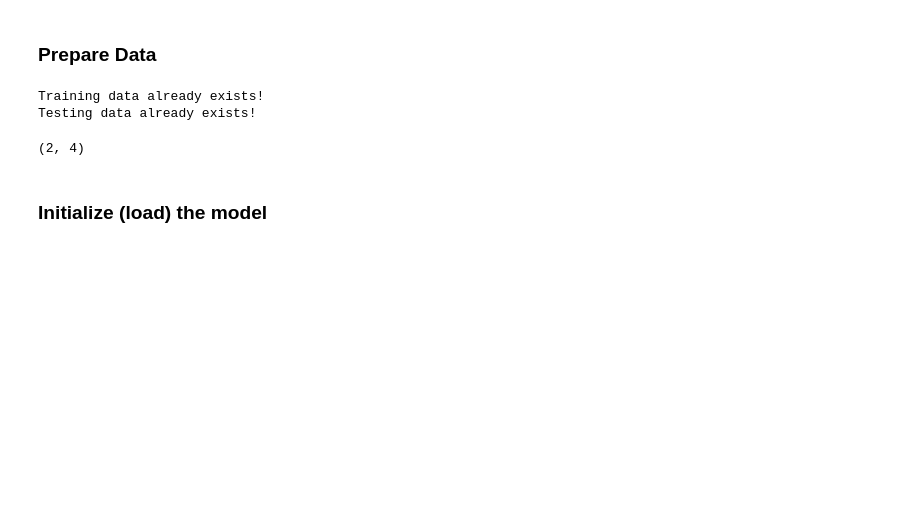
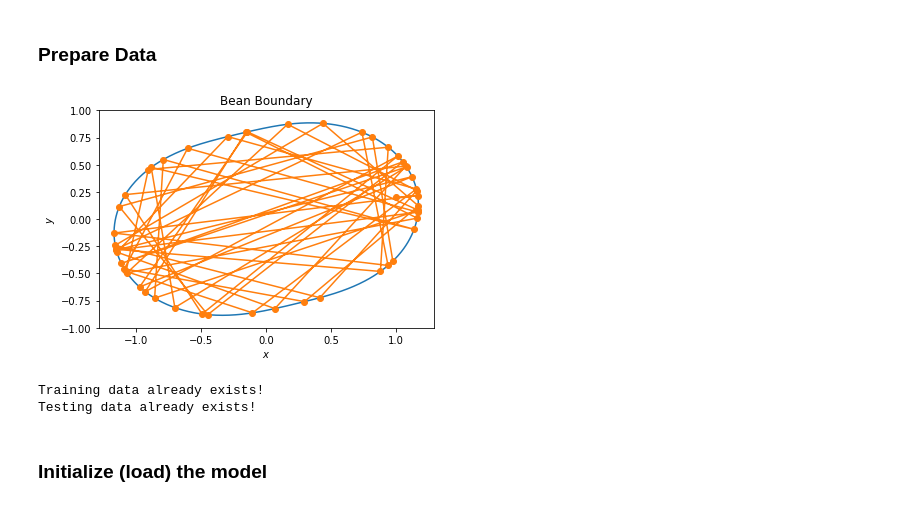
Before and after one commit to sankaranv/chaotic-gfnn, a Jupyter notebook: Bean_Billiards/bean_billiard_demo.ipynb, the cells around one changed output. Saved outputs shown, nothing was run; the diff lists cells and outputs as text; code cells hidden in the pictures; blank space fills up the shorter version.

Commit message:
Add visualization for bean billiard trajectories

```diff
--- a/Bean_Billiards/bean_billiard_demo.ipynb
+++ b/Bean_Billiards/bean_billiard_demo.ipynb
@@ -31,28 +31,30 @@ d = 2.0
 # %%
 bdy = BeanBoundary(a,b,c,d, **custom_rf)
 
 def plot_bean(bdy, seq_len, r0, theta):
     """Create side-by-side plots of trajectories with the same i.c.'s
         but different boundarys."""
     plt.title(r'Trajectories for $r_0$={0}, $\theta_0$={1}'
                  .format(r0, theta))
     v0 = np.array([np.cos(theta), np.sin(theta)])
     bdyline = bdy.coords_cart(np.arange(0, 2*np.pi, 0.01))
     plt.plot(bdyline[0], bdyline[1])
     traj_line, = plt.plot([0, 0], [0, 0], 'o-')
     # Initialize plotline data
     state = init_state(r0, v0, bdy)
     missing = seq_len - state['trajectory'].shape[1]
     if missing > 0:
         propagate(state, missing)
         traj_line.set_xdata(state['trajectory'][0])
         traj_line.set_ydata(state['trajectory'][1])
     plt.title(str(bdy))
     plt.xlabel(r'$x$')
     plt.ylabel(r'$y$')
     plt.ylim([-1, 1])
 
-# plot_bean(bdy, 50, np.array([1,0.2]), 0.1)
+plot_bean(bdy, 50, np.array([1,0.2]), 0.1)
+# %% [output]
+[figure, added]
 # %%
 # Generate dataset using the boundary defined above
 CURRENT_DIR = str(pathlib.Path(".").parent.absolute())
@@ -70,12 +72,6 @@ train_file_path, test_file_path = PrepareData(CURRENT_DIR + "/data",
 # %% [output]
 Training data already exists!
 Testing data already exists!
-# %%
-import torch
-data = torch.load(test_file_path)
-data.seqs[1].shape
-# %% [output]
-(2, 4)
 # %% [markdown]
 ### Initialize (load) the model
 # %%
```
Also changed, not shown: parts of 10 cells of this notebook, 2 other files.
